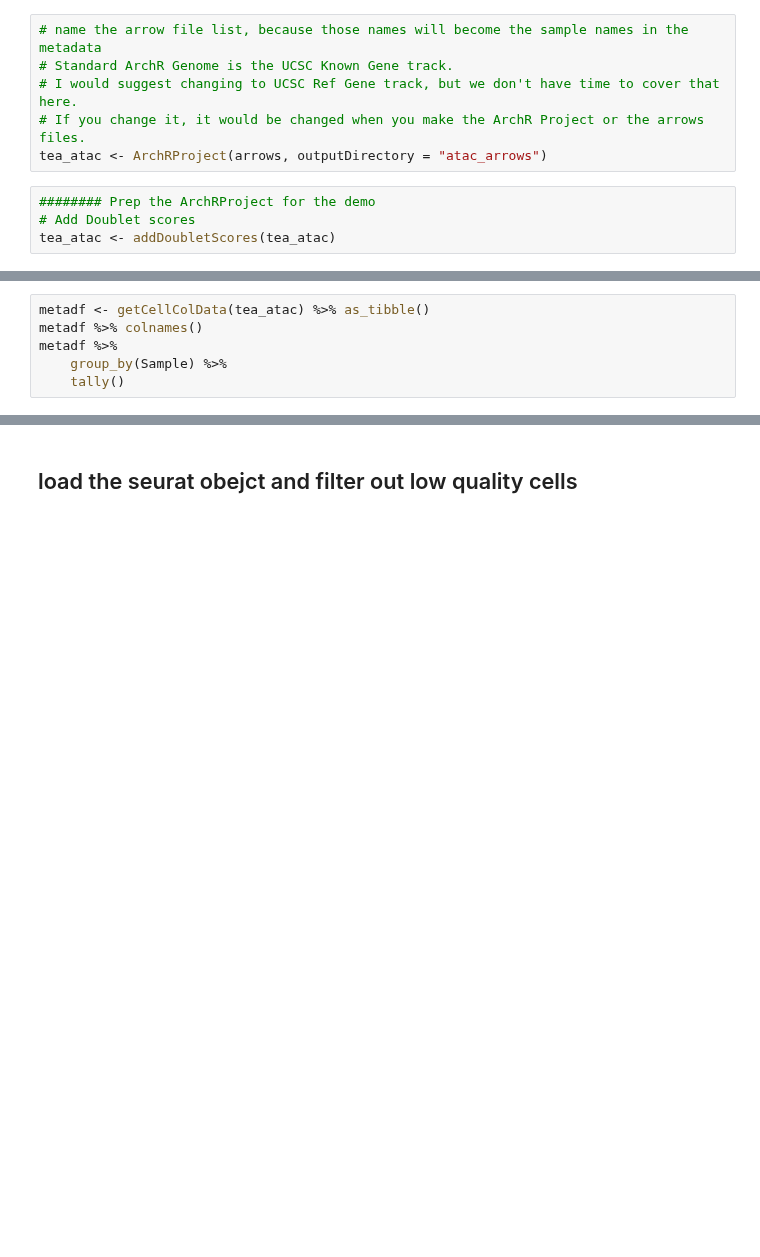
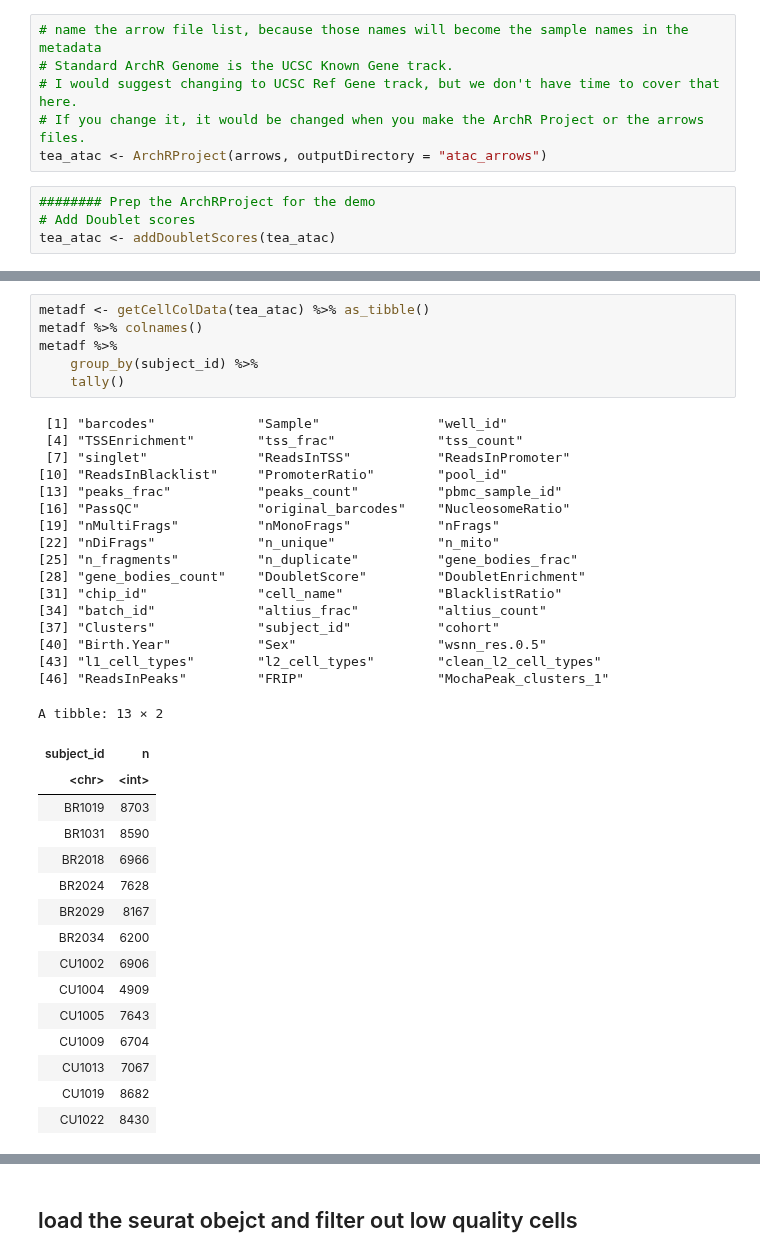
Before and after one commit to aifimmunology/ALTRA-manuscript, a Jupyter notebook: Analysis/TEA-Seq_analysis/RA_101b_ATAC_Initial_Object_Creation.ipynb, the cells around one changed output, grey strips where cells are left out. Saved outputs shown, nothing was run; the diff lists cells and outputs as text; blank space fills up the shorter version.

Commit message:
clean code for code review

```diff
--- a/Analysis/TEA-Seq_analysis/RA_101b_ATAC_Initial_Object_Creation.ipynb
+++ b/Analysis/TEA-Seq_analysis/RA_101b_ATAC_Initial_Object_Creation.ipynb
@@ -110,9 +145,42 @@ tea_atac <- loadArchRProject(path = "/home/workspace/data/preRA_teaseq/EXP-00243
 # %%
 metadf <- getCellColData(tea_atac) %>% as_tibble()
 metadf %>% colnames()
 metadf %>%
-    group_by(Sample) %>%
+    group_by(subject_id) %>%
     tally()
+# %% [output]
+ [1] "barcodes"             "Sample"               "well_id"
+ [4] "TSSEnrichment"        "tss_frac"             "tss_count"
+ [7] "singlet"              "ReadsInTSS"           "ReadsInPromoter"
+[10] "ReadsInBlacklist"     "PromoterRatio"        "pool_id"
+[13] "peaks_frac"           "peaks_count"          "pbmc_sample_id"
+[16] "PassQC"               "original_barcodes"    "NucleosomeRatio"
+[19] "nMultiFrags"          "nMonoFrags"           "nFrags"
+[22] "nDiFrags"             "n_unique"             "n_mito"
+[25] "n_fragments"          "n_duplicate"          "gene_bodies_frac"
+[28] "gene_bodies_count"    "DoubletScore"         "DoubletEnrichment"
+[31] "chip_id"              "cell_name"            "BlacklistRatio"
+[34] "batch_id"             "altius_frac"          "altius_count"
+[37] "Clusters"             "subject_id"           "cohort"
+[40] "Birth.Year"           "Sex"                  "wsnn_res.0.5"
+[43] "l1_cell_types"        "l2_cell_types"        "clean_l2_cell_types"
+[46] "ReadsInPeaks"         "FRIP"                 "MochaPeak_clusters_1"
+A tibble: 13 × 2
+| subject_id | n |
+| <chr> | <int> |
+| BR1019 | 8703 |
+| BR1031 | 8590 |
+| BR2018 | 6966 |
+| BR2024 | 7628 |
+| BR2029 | 8167 |
+| BR2034 | 6200 |
+| CU1002 | 6906 |
+| CU1004 | 4909 |
+| CU1005 | 7643 |
+| CU1009 | 6704 |
+| CU1013 | 7067 |
+| CU1019 | 8682 |
+| CU1022 | 8430 |
 # %%
 meta_data <- metadf %>%
     as_tibble(rownames = "cell_id") %>%
```
Also changed, not shown: parts of 7 cells of this notebook, 9 other files.
